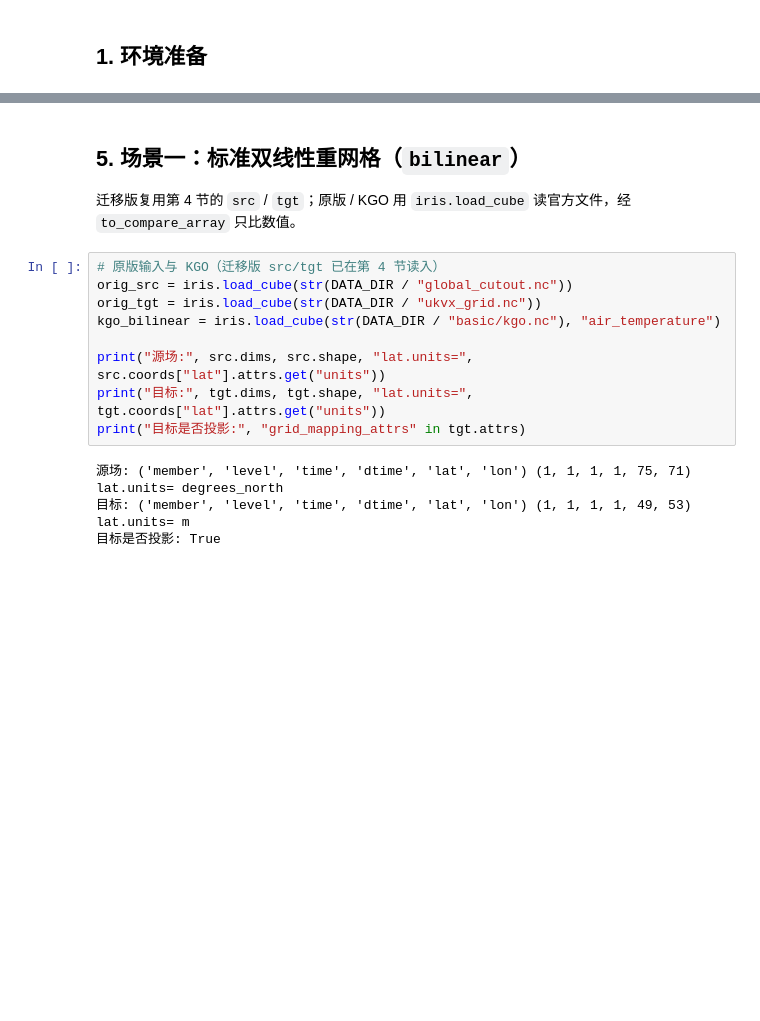
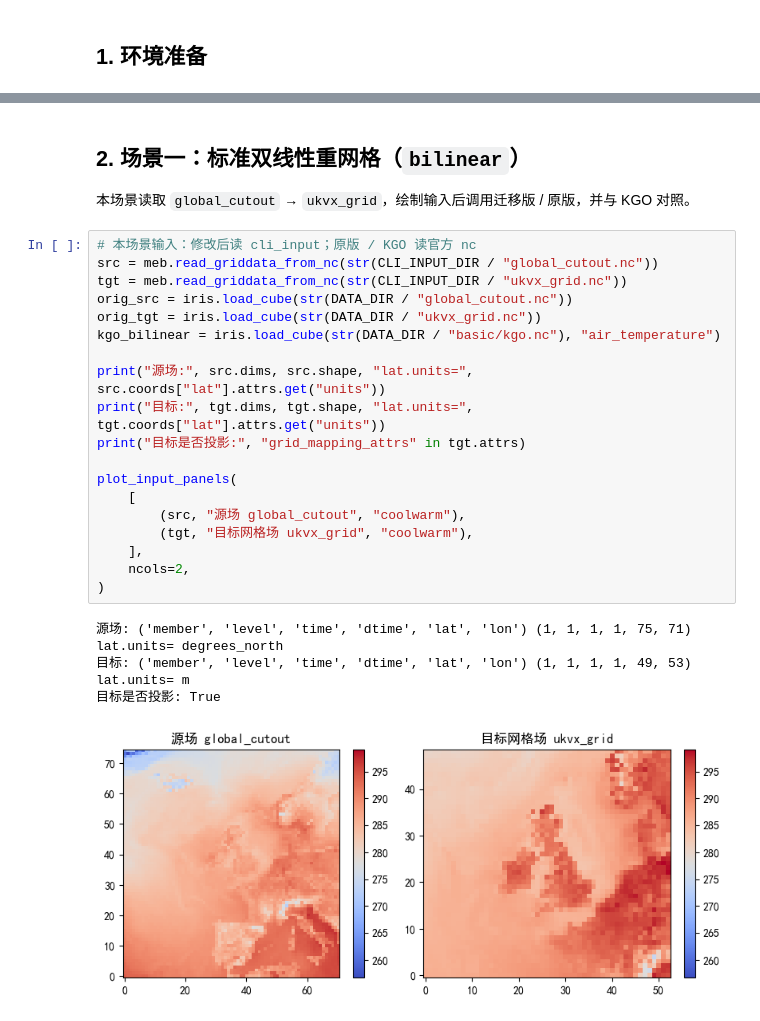
Before and after one commit to guoyunqian/NIMM_pip_repos, a Jupyter notebook: 00temp/regrid/nbs/regrid_landsea_validation.ipynb, the cells around one changed output, grey strips where cells are left out. Drawn from its saved outputs; the diff is of its cells as text; blank space fills up the shorter version.

```diff
--- a/00temp/regrid/nbs/regrid_landsea_validation.ipynb
+++ b/00temp/regrid/nbs/regrid_landsea_validation.ipynb
@@ -346,20 +197,31 @@ global_cutout_multi: shape=(3, 1, 1, 1, 37, 36), name=air_temperature, lat.units
-# %% [markdown]
-## 5. 场景一：标准双线性重网格（`bilinear`）
-
-迁移版复用第 4 节的 `src` / `tgt`；原版 / KGO 用 `iris.load_cube` 读官方文件，经 `to_compare_array` 只比数值。
+# %% [markdown]
+## 2. 场景一：标准双线性重网格（`bilinear`）
+
+本场景读取 `global_cutout` → `ukvx_grid`，绘制输入后调用迁移版 / 原版，并与 KGO 对照。
 # %%
-# 原版输入与 KGO（迁移版 src/tgt 已在第 4 节读入）
+# 本场景输入：修改后读 cli_input；原版 / KGO 读官方 nc
+src = meb.read_griddata_from_nc(str(CLI_INPUT_DIR / "global_cutout.nc"))
+tgt = meb.read_griddata_from_nc(str(CLI_INPUT_DIR / "ukvx_grid.nc"))
 orig_src = iris.load_cube(str(DATA_DIR / "global_cutout.nc"))
 orig_tgt = iris.load_cube(str(DATA_DIR / "ukvx_grid.nc"))
 kgo_bilinear = iris.load_cube(str(DATA_DIR / "basic/kgo.nc"), "air_temperature")
 
 print("源场:", src.dims, src.shape, "lat.units=", src.coords["lat"].attrs.get("units"))
 print("目标:", tgt.dims, tgt.shape, "lat.units=", tgt.coords["lat"].attrs.get("units"))
 print("目标是否投影:", "grid_mapping_attrs" in tgt.attrs)
+
+plot_input_panels(
+    [
+        (src, "源场 global_cutout", "coolwarm"),
+        (tgt, "目标网格场 ukvx_grid", "coolwarm"),
+    ],
+    ncols=2,
+)
 # %% [output]
 源场: ('member', 'level', 'time', 'dtime', 'lat', 'lon') (1, 1, 1, 1, 75, 71) lat.units= degrees_north
 目标: ('member', 'level', 'time', 'dtime', 'lat', 'lon') (1, 1, 1, 1, 49, 53) lat.units= m
 目标是否投影: True
+[figure, added]
 # %%
 # 修改后方法调用
 migrated_bilinear = RegridLandSea(regrid_mode="bilinear")(
```
Also changed, not shown: parts of 28 cells of this notebook, 14 other files.
